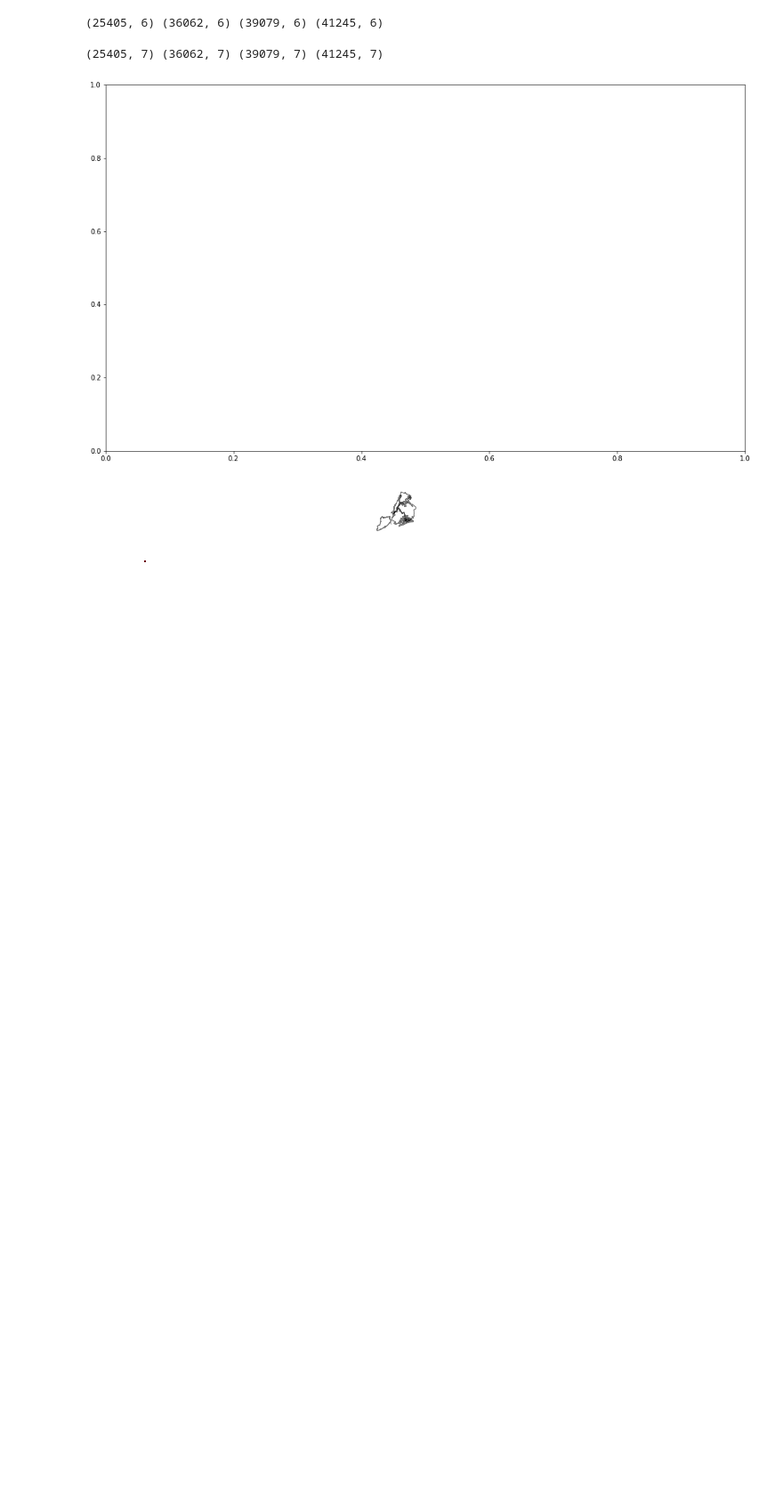
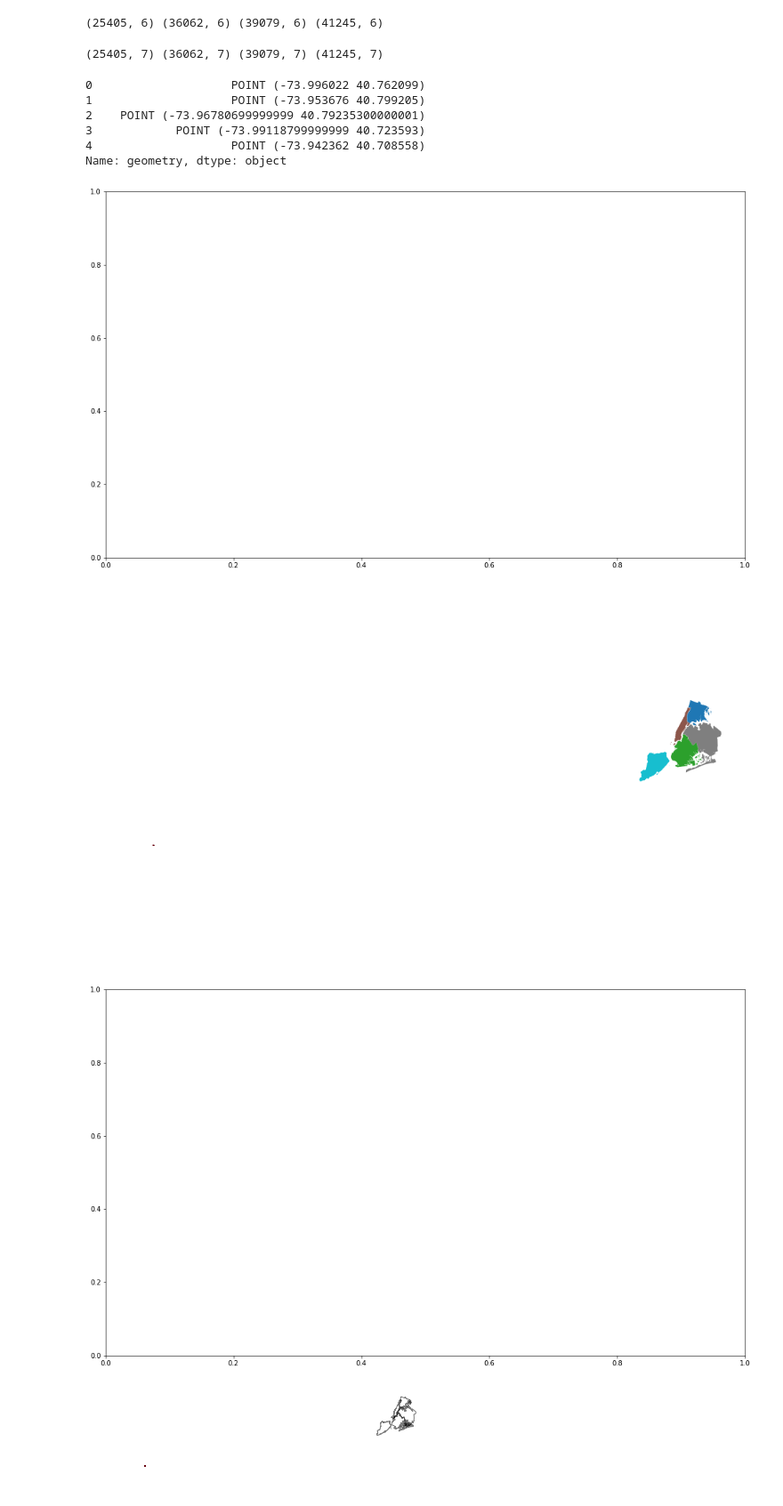
Before and after one commit to Saranyanv/test, a Jupyter notebook: Untitled16.ipynb, the cells around one changed output. Shown at 89% size. Saved outputs shown, nothing was run; the diff lists cells and outputs as text; code cells hidden in the pictures; blank space fills up the shorter version.

```diff
--- a/Untitled16.ipynb
+++ b/Untitled16.ipynb
@@ -127,6 +127,38 @@ gdf_data_2017 = gpd.GeoDataFrame(final_df_2017, geometry=gpd.points_from_xy(fina
 print (gdf_data_2014.shape, gdf_data_2015.shape, gdf_data_2016.shape, gdf_data_2017.shape)
 # %% [output]
 (25405, 7) (36062, 7) (39079, 7) (41245, 7)
+# %%
+gdf_data_2014.geometry.head()
+# %% [output]
+0                    POINT (-73.996022 40.762099)
+1                    POINT (-73.953676 40.799205)
+2    POINT (-73.96780699999999 40.79235300000001)
+3            POINT (-73.99118799999999 40.723593)
+4                    POINT (-73.942362 40.708558)
+Name: geometry, dtype: object
+# %%
+import matplotlib.pyplot as plt
+import matplotlib
+import numpy as np
+import matplotlib.patches as mpatches
+from mpl_toolkits.axes_grid1 import make_axes_locatable
+from matplotlib import rcParams
+rcParams['axes.titlepad'] = 2
+cmap = 'Blues'
+figsize  = (17,10)
+fig, ax = plt.subplots(figsize  = (17,10))
+
+gdf_map.plot(column='BoroName', figsize  = figsize, ax=ax)
+gdf_data_2014.geometry.plot(ax=ax, figsize  = figsize, markersize=0.2, cmap='Reds')
+
+plt.axis('equal')
+
+ax.set_axis_off()
+#pl.set_axis_off()
+ax.set_aspect('equal')
+# %% [output]
+[figure, added]
+[figure, added]
 # %%
 import matplotlib.pyplot as plt
 import matplotlib
```
Also changed, not shown: parts of 8 cells of this notebook.
